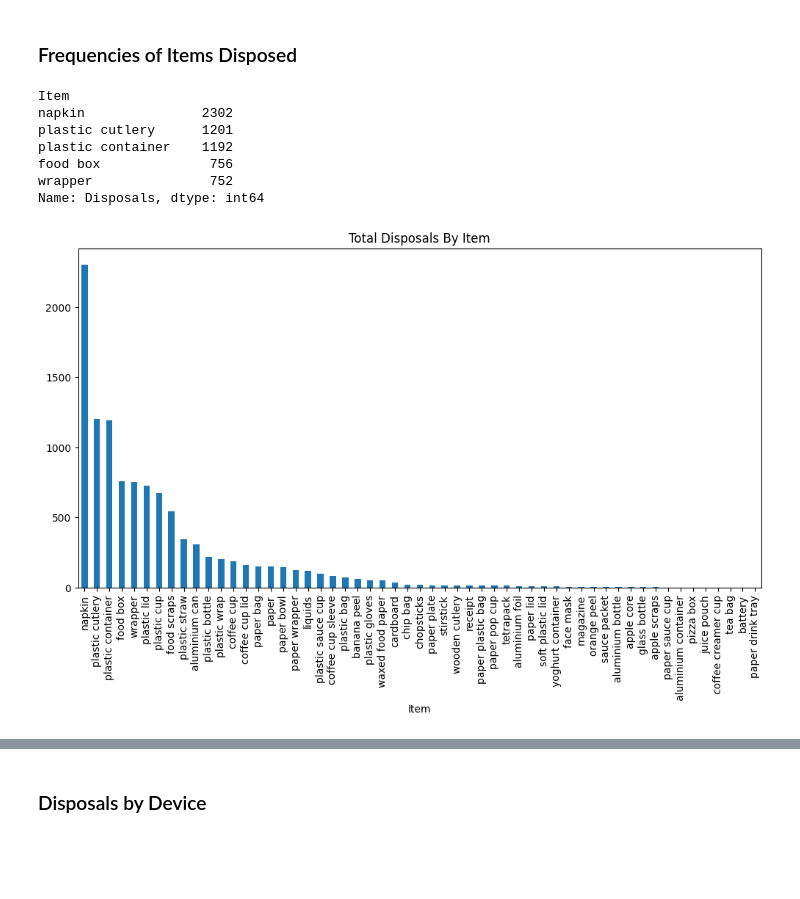
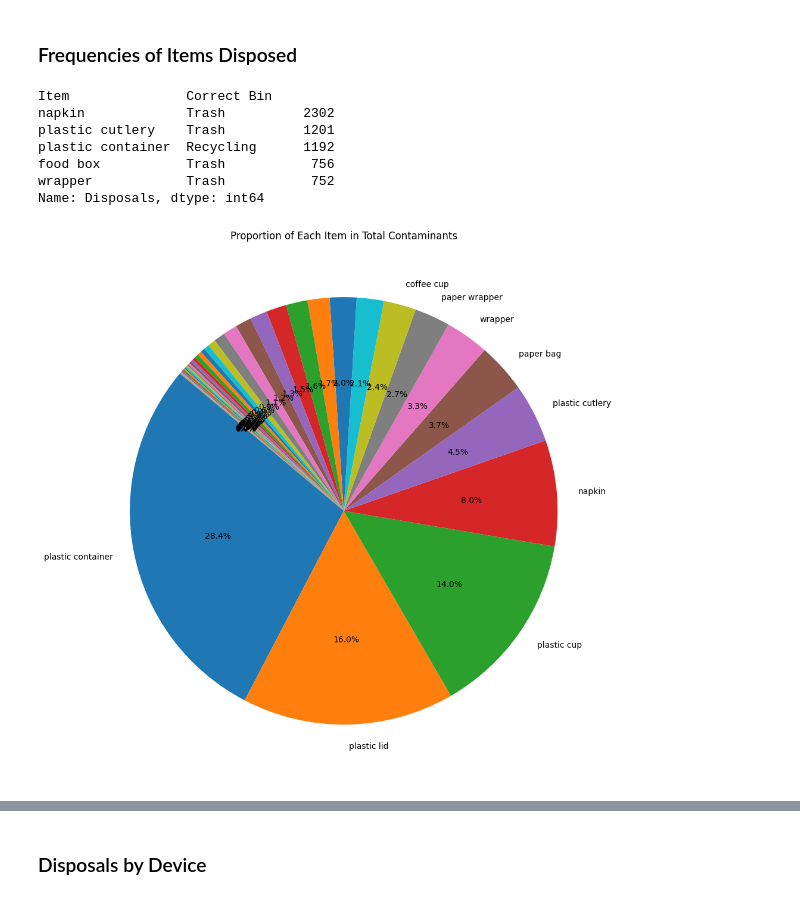
Before and after one commit to bps78/Oscar-Research-Project, a Jupyter notebook: oscar_project.ipynb, the cells around one changed output, grey strips where cells are left out. Cells and saved outputs as stored; diff of their text form; code cells hidden in the pictures; blank space fills up the shorter version.

```diff
--- a/oscar_project.ipynb
+++ b/oscar_project.ipynb
@@ -134,16 +134,30 @@ plt.show()
 # %% [markdown]
 ### Frequencies of Items Disposed
 # %%
-item_freqs = disposals.groupby('Item')['Disposals'].sum().sort_values(ascending=False)
-item_freqs.plot(kind='bar', figsize=(12, 6), title='Total Disposals By Item')
+item_freqs = disposals.groupby(['Item', 'Correct Bin'])['Disposals'].sum().sort_values(ascending=False)
 print(item_freqs.head(5))
 # %% [output]
-Item
-napkin               2302
-plastic cutlery      1201
-plastic container    1192
-food box              756
-wrapper               752
+Item               Correct Bin
+napkin             Trash          2302
+plastic cutlery    Trash          1201
+plastic container  Recycling      1192
+food box           Trash           756
+wrapper            Trash           752
 Name: Disposals, dtype: int64
-[figure, removed]
+# %%
+contaminants_by_item = disposals.groupby('Item')['Contaminants'].sum()
+# Filter out items with zero contaminants (optional)
+contaminants_by_item = contaminants_by_item[contaminants_by_item > 0]
+contaminants_by_item = contaminants_by_item.sort_values(ascending=False)
+
+labels = [item if value > 80 else '' for item, value in contaminants_by_item.items()]
+
+# Plot pie chart
+plt.figure(figsize=(10, 10))
+plt.pie(contaminants_by_item, labels=labels, autopct='%1.1f%%', startangle=140)
+plt.title('Proportion of Each Item in Total Contaminants')
+plt.tight_layout()
+plt.show()
+# %% [output]
+[figure, added]
 # %%
```
Also changed, not shown: parts of 5 cells of this notebook.
